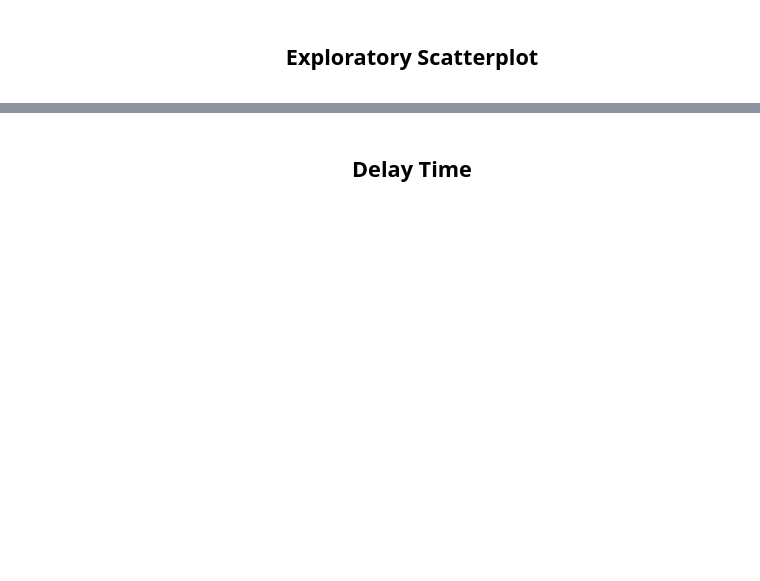
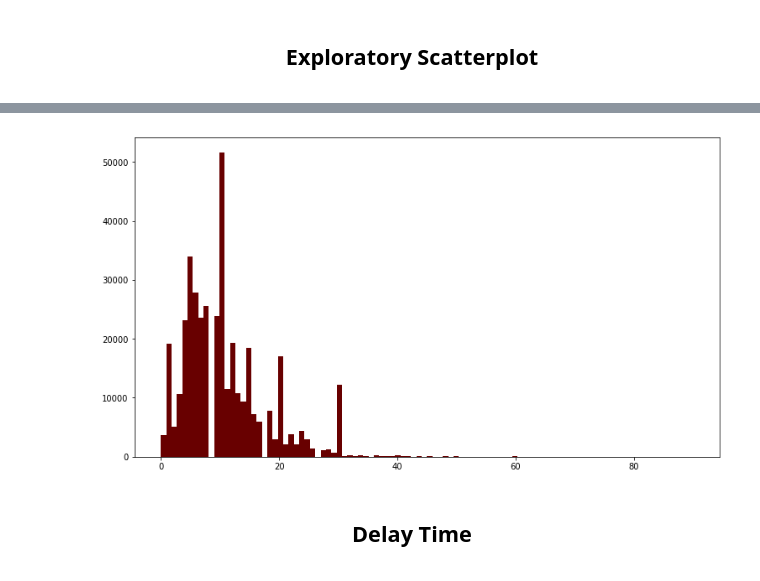
Before and after one commit to sishola/ttc-delays, a Jupyter notebook: Surface Routes/surface_routes_eda.ipynb, the cells around one changed output, grey strips where cells are left out. Saved outputs shown, nothing was run; the diff lists cells and outputs as text; code cells hidden in the pictures; blank space fills up the shorter version.

```diff
--- a/Surface Routes/surface_routes_eda.ipynb
+++ b/Surface Routes/surface_routes_eda.ipynb
@@ -293,11 +313,13 @@ vehicles['Total Minutes'].mean(), vehicles['Total Gap'].mean()
 # %%
 vehicles = vehicles[vehicles['Total Minutes'] < 200]
 
 fig, ax = plt.subplots(1, figsize=[12.5, 7])
 
-ax.hist(vehicles['Total Minutes'], bins = 100)
+ax.hist(vehicles['Total Minutes'], bins = 100, color = '#680000')
 
 plt.show()
+# %% [output]
+[figure, added]
 # %% [markdown]
 <center><h2>Delay Time</h2></center>
 # %%
```
Also changed, not shown: parts of 28 cells of this notebook, 26 other files.
